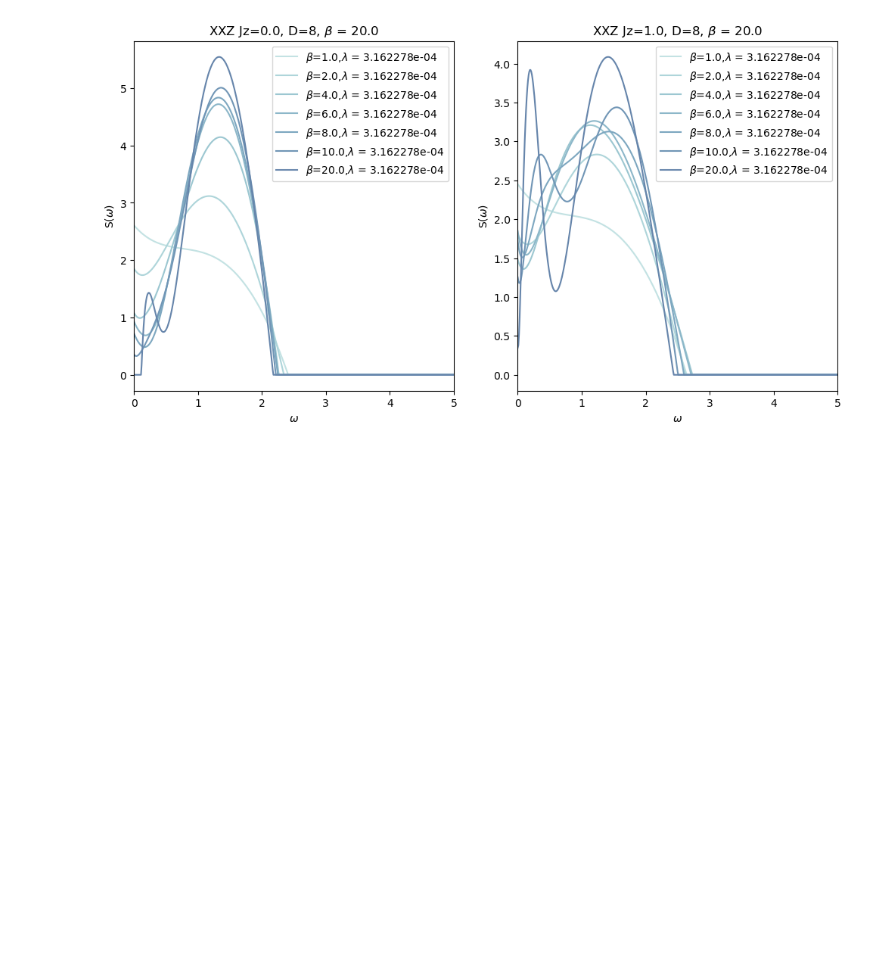
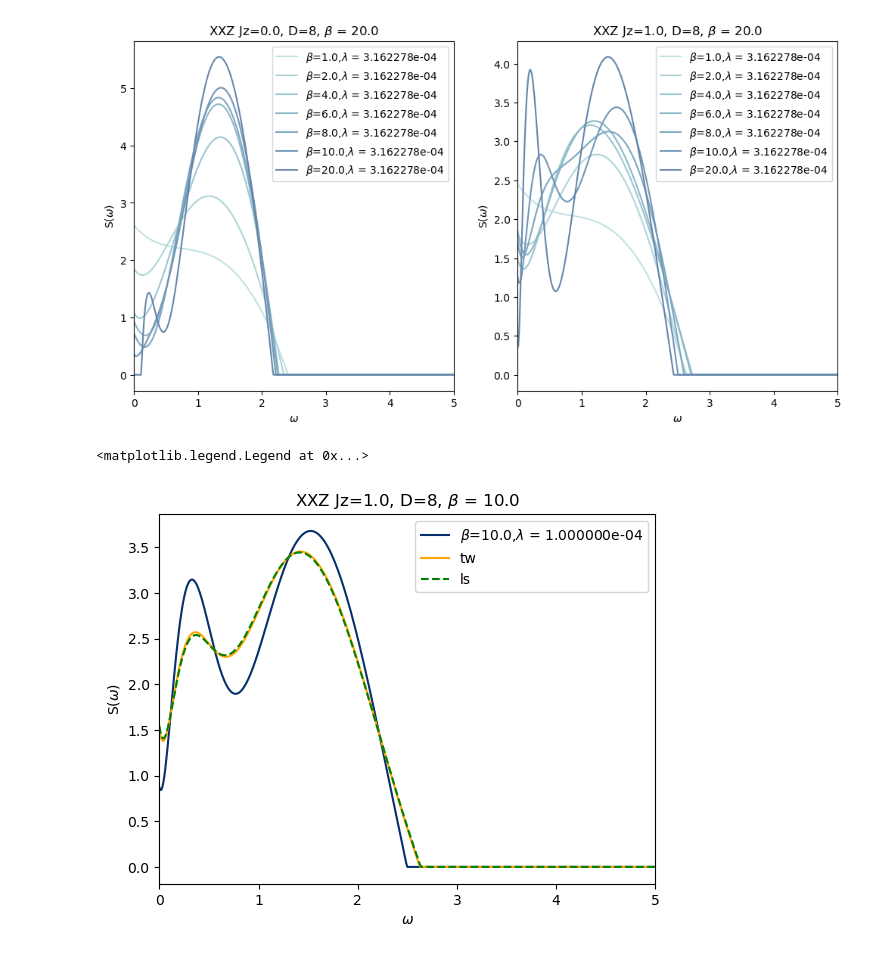
Before and after one commit to Sharon-Liang/JuliaCMPO, a Jupyter notebook: plot_NNLS_XXZ.ipynb, the cells around one changed output. Drawn from its saved outputs; the diff is of its cells as text; code cells hidden in the pictures; blank space fills up the shorter version.

```diff
--- a/plot_NNLS_XXZ.ipynb
+++ b/plot_NNLS_XXZ.ipynb
@@ -144,3 +144,15 @@ for b in betaRange:
     plot_Sw(1.0, b, D, 'pz', laRange=lambdaRange[5:6], c=False)
 # %% [output]
 [figure]
+# %%
+# Compare with power method result
+la = lambdaRange[4]
+dtw = np.loadtxt("pydata/tw_lambda_%e.txt" % la)
+dls = np.loadtxt("pydata/ls_p100_lambda_%e.txt" % la)
+plot_Sw(1.0, 10.0, D, 'pz', laRange=lambdaRange[4:5])
+plt.plot(dtw[:,0], dtw[:,1], "orange", label="tw")
+plt.plot(dls[:,0], dls[:,1], "--g", label="ls")
+plt.legend()
+# %% [output]
+<matplotlib.legend.Legend at 0x...>
+[figure, added]
```
Also changed, not shown: parts of 5 cells of this notebook, 1 other file.
